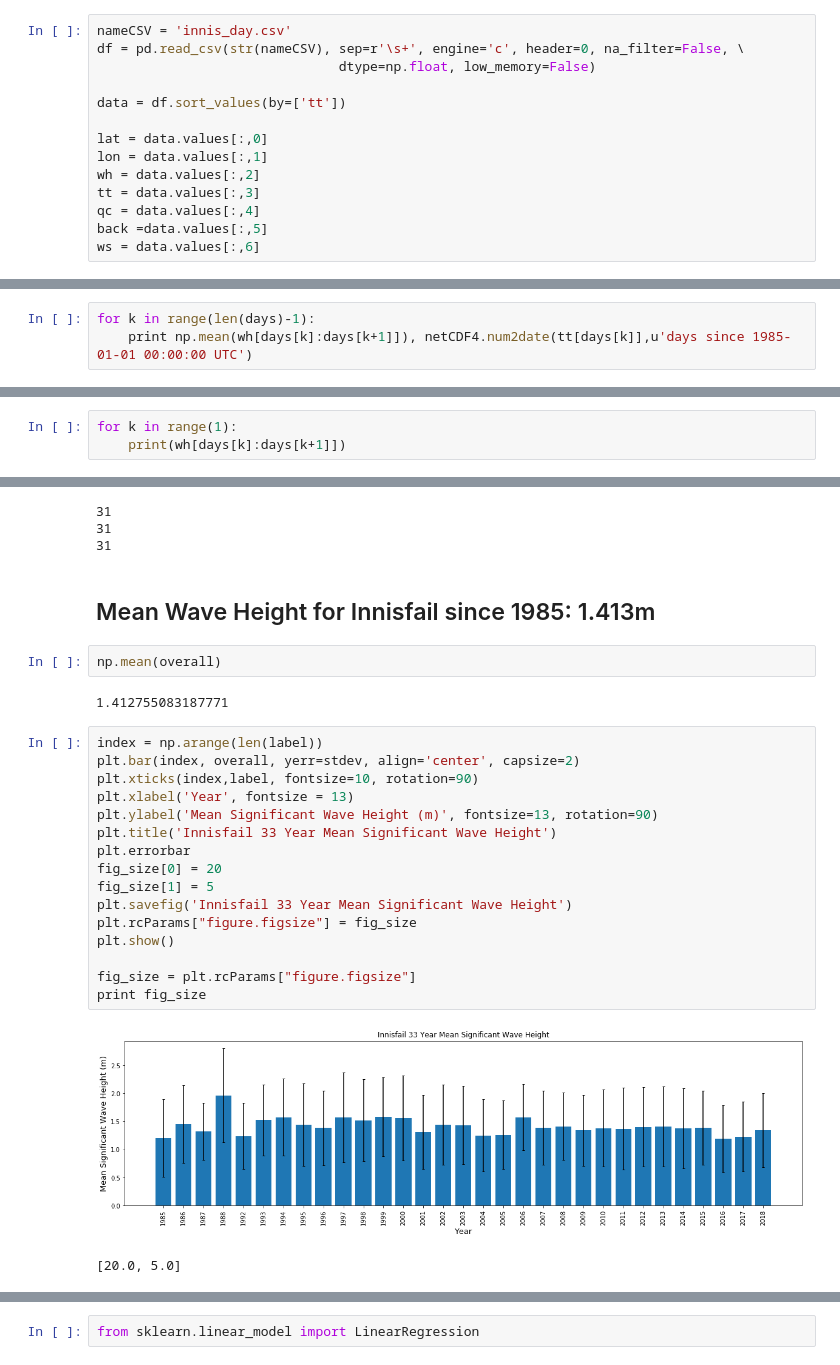
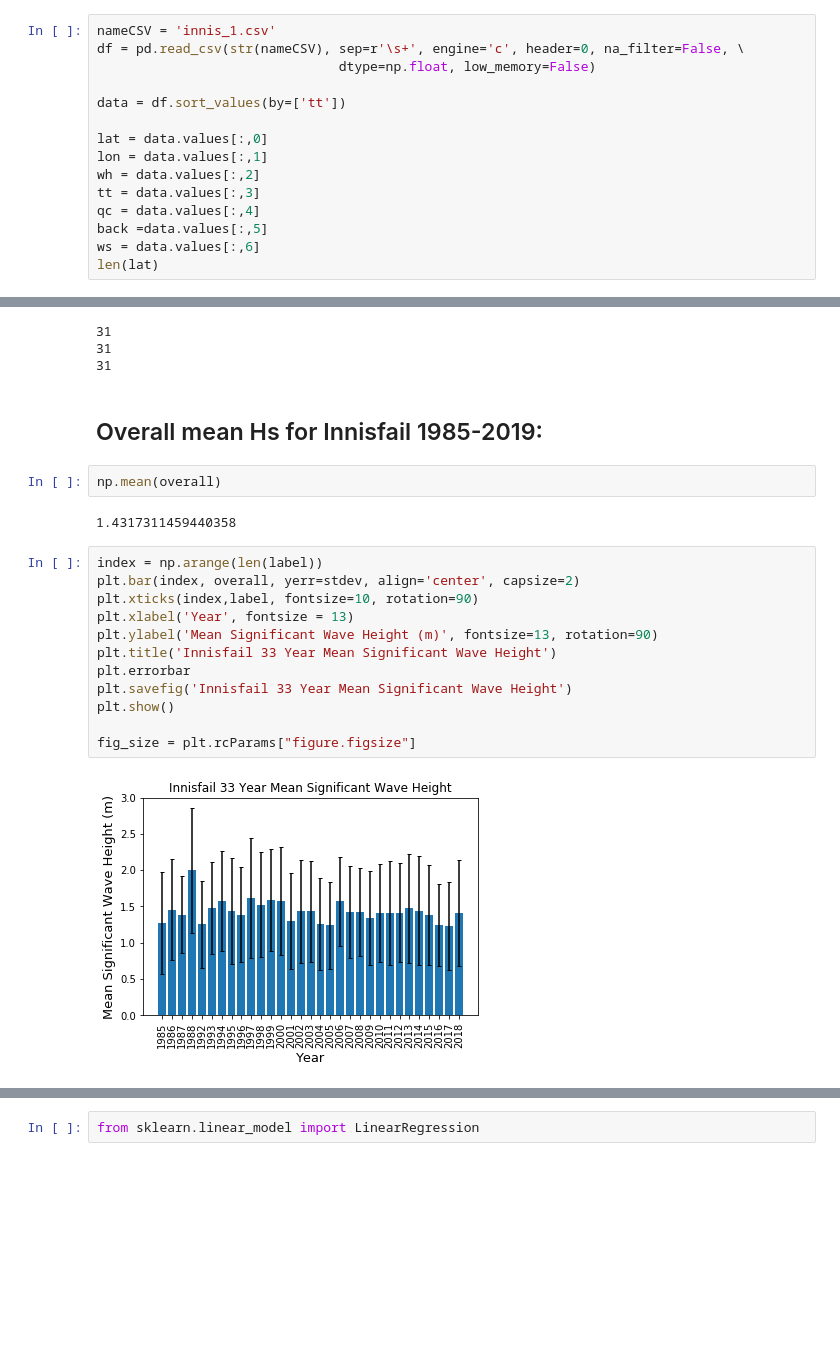
Before and after one commit to CourtneySmith32/Honours-Coursework, a Jupyter notebook: innis_actual_annual.ipynb, the cells around one changed output, grey strips where cells are left out. Saved outputs shown, nothing was run; the diff lists cells and outputs as text; blank space fills up the shorter version.

```diff
--- a/innis_actual_annual.ipynb
+++ b/innis_actual_annual.ipynb
@@ -15,7 +15,7 @@ from scipy import stats
 # %% [markdown]
 ## Install File
 # %%
-nameCSV = 'innis_day.csv'
+nameCSV = 'innis_1.csv'
 df = pd.read_csv(str(nameCSV), sep=r'\s+', engine='c', header=0, na_filter=False, \
                                dtype=np.float, low_memory=False)
 
@@ -28,3 +28,4 @@ tt = data.values[:,3]
 qc = data.values[:,4]
 back =data.values[:,5]
 ws = data.values[:,6]
+len(lat)
@@ -92,3 +76,0 @@ print wh[days][0:10]
-# %%
-for k in range(len(days)-1):
-    print np.mean(wh[days[k]:days[k+1]]), netCDF4.num2date(tt[days[k]],u'days since 1985-01-01 00:00:00 UTC')
@@ -115,3 +76,0 @@ for k in range(len(days)-1):
-# %%
-for k in range(1):
-    print(wh[days[k]:days[k+1]])
@@ -485,28 +332,23 @@ print len(stdev)
 31
 31
 31
-# %% [markdown]
-## Mean Wave Height for Innisfail since 1985: 1.413m
+# %% [markdown]
+## Overall mean Hs for Innisfail 1985-2019:
 # %%
 np.mean(overall)
 # %% [output]
-1.412755083187771
+1.4317311459440358
 # %%
 index = np.arange(len(label))
 plt.bar(index, overall, yerr=stdev, align='center', capsize=2)
 plt.xticks(index,label, fontsize=10, rotation=90)
 plt.xlabel('Year', fontsize = 13)
 plt.ylabel('Mean Significant Wave Height (m)', fontsize=13, rotation=90)
 plt.title('Innisfail 33 Year Mean Significant Wave Height')
 plt.errorbar
-fig_size[0] = 20
-fig_size[1] = 5
 plt.savefig('Innisfail 33 Year Mean Significant Wave Height')
-plt.rcParams["figure.figsize"] = fig_size
 plt.show()
 
 fig_size = plt.rcParams["figure.figsize"]
-print fig_size
 # %% [output]
-[figure, old version]
+[figure, new version]
-[20.0, 5.0]
```
Also changed, not shown: parts of 30 cells of this notebook, 11 other files.
